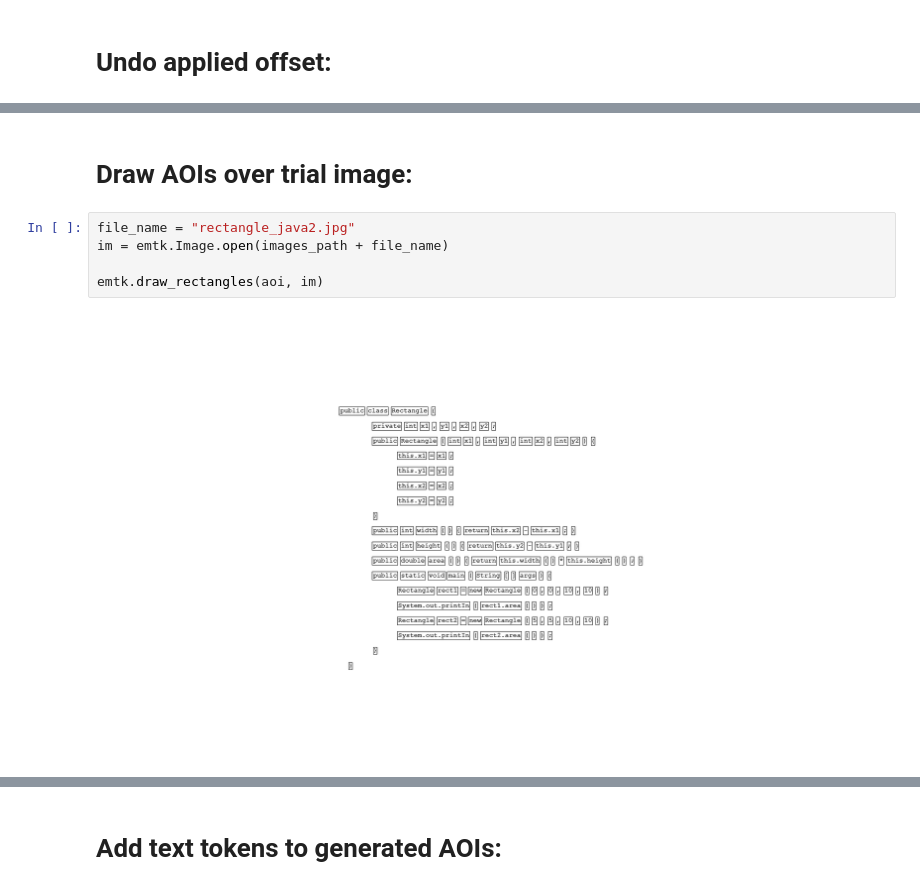
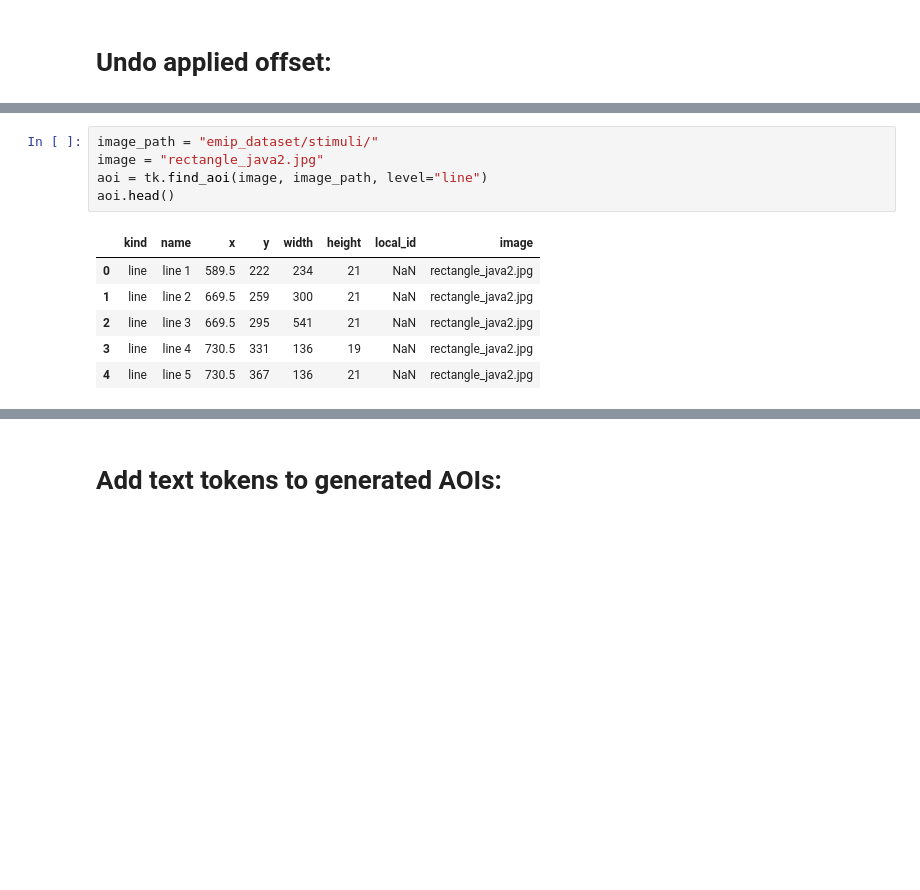
Before and after one commit to nalmadi/EMIP-Toolkit, a Jupyter notebook: EMIP_Toolkit_Examples.ipynb, the cells around one changed output, grey strips where cells are left out. Drawn from its saved outputs; the diff is of its cells as text; blank space fills up the shorter version.

```diff
--- a/EMIP_Toolkit_Examples.ipynb
+++ b/EMIP_Toolkit_Examples.ipynb
@@ -155,9 +161,12 @@ aoi
-# %% [markdown]
-# Draw AOIs over trial image:
-# %%
-file_name = "rectangle_java2.jpg"
-im = emtk.Image.open(images_path + file_name)
-
-emtk.draw_rectangles(aoi, im)
-# %% [output]
-[figure, removed]
+# %%
+image_path = "emip_dataset/stimuli/"
+image = "rectangle_java2.jpg"
+aoi = tk.find_aoi(image, image_path, level="line")
+aoi.head()
+# %% [output]
+|  | kind | name | x | y | width | height | local_id | image |
+| 0 | line | line 1 | 589.5 | 222 | 234 | 21 | NaN | rectangle_java2.jpg |
+| 1 | line | line 2 | 669.5 | 259 | 300 | 21 | NaN | rectangle_java2.jpg |
+| 2 | line | line 3 | 669.5 | 295 | 541 | 21 | NaN | rectangle_java2.jpg |
+| 3 | line | line 4 | 730.5 | 331 | 136 | 19 | NaN | rectangle_java2.jpg |
+| 4 | line | line 5 | 730.5 | 367 | 136 | 21 | NaN | rectangle_java2.jpg |
```
Also changed, not shown: parts of 20 cells of this notebook.
